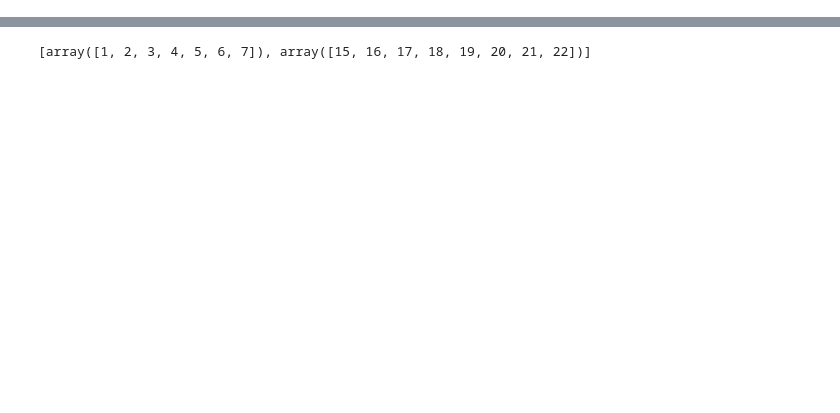
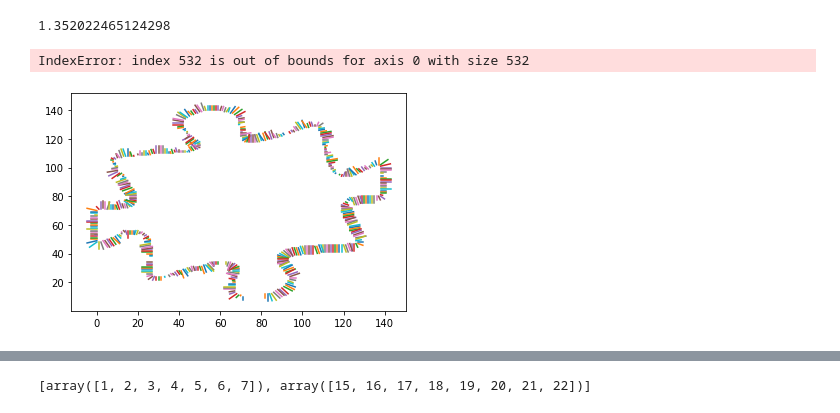
Before and after one commit to ME-134/PuzzleBot, a Jupyter notebook: vision/Piece Box.ipynb, the cells around one changed output, grey strips where cells are left out. Cells and saved outputs as stored; diff of their text form; code cells hidden in the pictures; blank space fills up the shorter version.

Commit message:
improved rotation

```diff
--- a/vision/Piece Box.ipynb
+++ b/vision/Piece Box.ipynb
@@ -77,0 +68,13 @@ plt.imshow(cv2.drawContours(step1, contours, -1, (0,255,0), 3))
+# %%
+biggest_contour = max(contours, key = cv2.contourArea).reshape(-1, 2)
+derivatives = np.zeros_like(biggest_contour, dtype = np.float32)
+centroid = np.mean(biggest_contour, axis = 0)
+step = 2
+for i in range(len(biggest_contour)):
+    prev_point = biggest_contour[(i - step) % len(biggest_contour)]
+    next_point = biggest_contour[(i + step) % len(biggest_contour) ]
+
+    v = next_point - prev_point
+    derivatives[i] = (-v[1], v[0])
+    print(derivatives[i], derivatives[i]/ np.linalg.norm(derivatives[i]))
+    derivatives[i] = derivatives[i] / (0.00001 + np.linalg.norm(derivatives[i]))
@@ -77,0 +119,11 @@ plt.imshow(cv2.drawContours(step1, contours, -1, (0,255,0), 3))
+# %%
+calc_rotation(biggest_contour)
+# %% [output]
+1.352022465124298
+# %%
+for i in range(0, len(biggest_contour), 1):
+    points = np.array((biggest_contour[i], biggest_contour[i] + 5*min_vec[i]*derivatives[i]))
+    plt.plot(points[:, 0], points[:, 1])
+# %% [output]
+IndexError: index 532 is out of bounds for axis 0 with size 532
+[figure, added]
```
Also changed, not shown: parts of 10 cells of this notebook, 1 other file.
